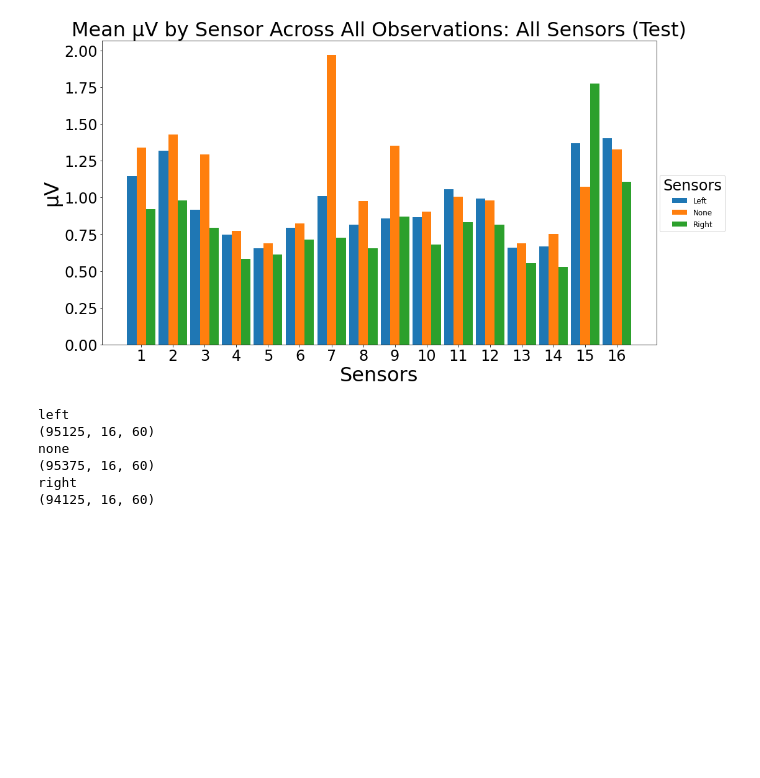
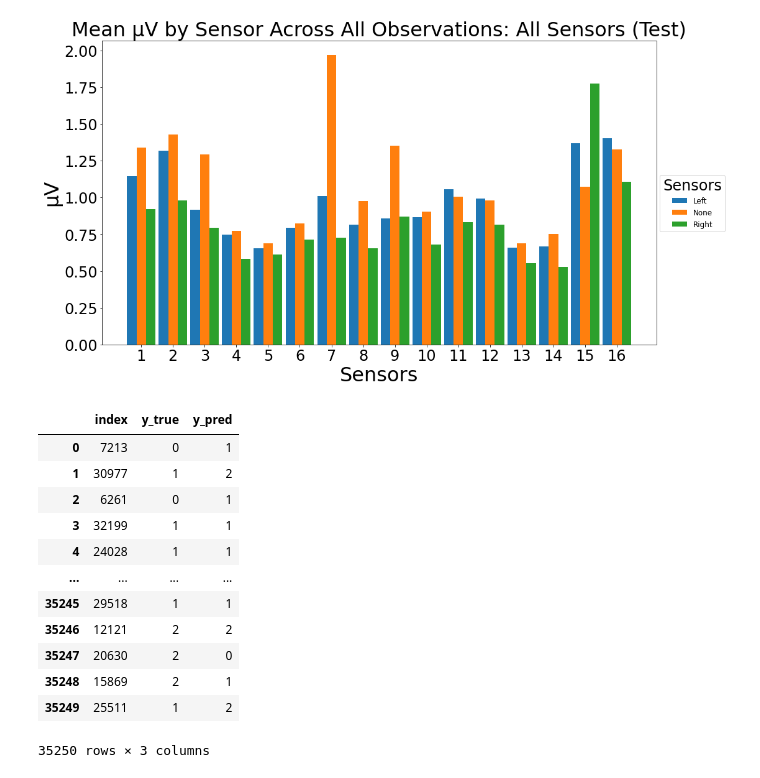
Before and after one commit to josiah-d/Predict-Directional-Thought, a Jupyter notebook: notebooks/test_bed2.ipynb, the cells around one changed output. Saved outputs shown, nothing was run; the diff lists cells and outputs as text; code cells hidden in the pictures; blank space fills up the shorter version.

Commit message:
update eeg display to plot results not random data

```diff
--- a/notebooks/test_bed2.ipynb
+++ b/notebooks/test_bed2.ipynb
@@ -218,18 +220,14 @@ fig.legend(title='Sensors')
 # %% [output]
 <matplotlib.legend.Legend at 0x...>
 [figure]
+# %%
+X_train, X_test, y_train, y_test = master_load()
 # %%
-# training shape
-print('left')
-print(np.array(data_dct['left']).shape)
-print('none')
-print(np.array(data_dct['none']).shape)
-print('right')
-print(np.array(data_dct['right']).shape)
+best_numpy_model = sorted(glob('../models/numpy/*.model'))[-1]
+model_numpy = tf.keras.models.load_model(best_numpy_model)
+
+y_pred = np.argmax(model_numpy.predict(X_test), axis=-1)
+y_true = np.argmax(y_test, axis=-1)
-# %% [output]
-left
-(95125, 16, 60)
-none
-(95375, 16, 60)
-right
-(94125, 16, 60)
+# %%
+df = pd.DataFrame({'y_true': y_true, 'y_pred': y_pred})
+df = df.sample(frac=1).reset_index()
@@ -235,0 +236,16 @@ right
+# %%
+df
+# %% [output]
+|  | index | y_true | y_pred |
+| 0 | 7213 | 0 | 1 |
+| 1 | 30977 | 1 | 2 |
+| 2 | 6261 | 0 | 1 |
+| 3 | 32199 | 1 | 1 |
+| 4 | 24028 | 1 | 1 |
+| ... | ... | ... | ... |
+| 35245 | 29518 | 1 | 1 |
+| 35246 | 12121 | 2 | 2 |
+| 35247 | 20630 | 2 | 0 |
+| 35248 | 15869 | 2 | 1 |
+| 35249 | 25511 | 1 | 2 |
+35250 rows × 3 columns
```
Also changed, not shown: parts of 2 cells of this notebook, 7 other files.
